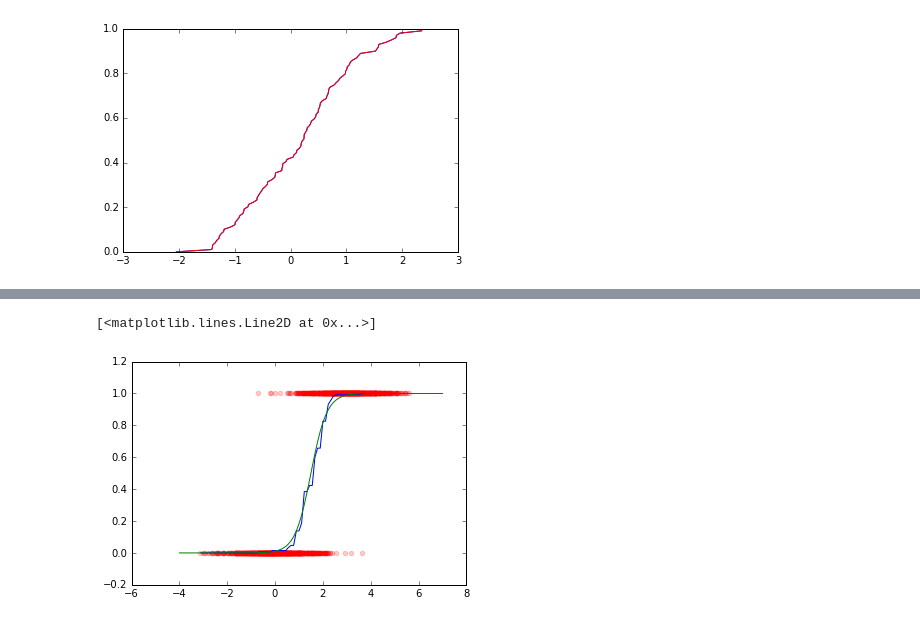
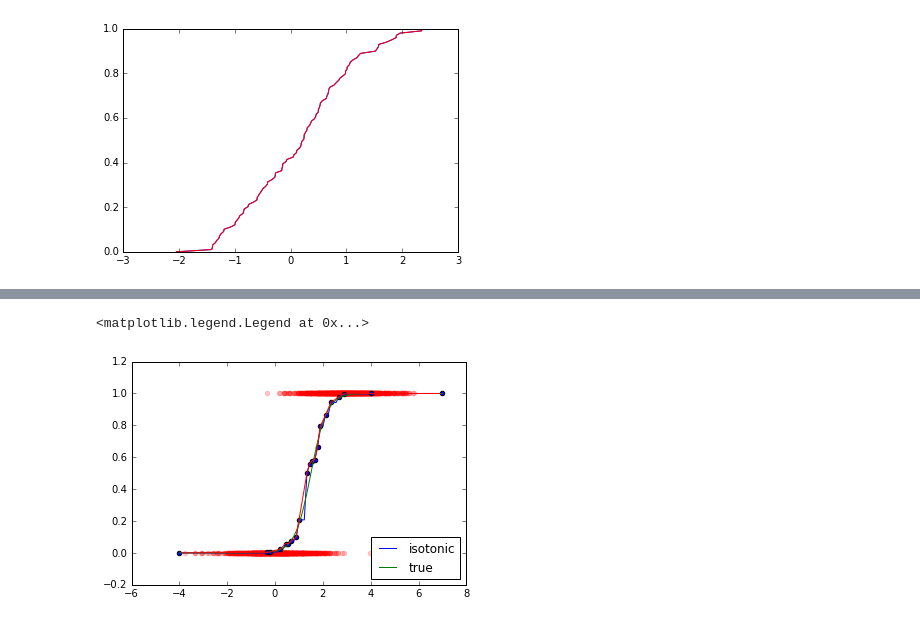
Before and after one commit to cranmer/carl-notebooks, a Jupyter notebook: Calibration Strategies.ipynb, the cells around one changed output, grey strips where cells are left out. Saved outputs shown, nothing was run; the diff lists cells and outputs as text; code cells hidden in the pictures.

```diff
--- a/Calibration Strategies.ipynb
+++ b/Calibration Strategies.ipynb
@@ -19,5 +36,3 @@ plt.plot(x, iso, c='r')
 # %%
 from sklearn.isotonic import IsotonicRegression
+iso_regressor = IsotonicRegression(out_of_bounds='clip')
-# %%
-iso_regressor = IsotonicRegression()
-iso_regressor.fit(x, y)
@@ -36,19 +42,29 @@ plt.plot(x, iso2, c='g')
 # %%
 mean_1 = 3
 x0 = np.random.normal(0,1,1000)
 x0 = np.sort(x0)
 x1 = np.random.normal(mean_1,1,1000)
 x1 = np.sort(x1)
 target = np.zeros(x0.size+x1.size)
 target[x0.size:]=1.
 
 iso_regressor.fit(np.hstack((x0,x1)), target)
 
 test = np.linspace(-4,7,100)
 plt.scatter(np.hstack((x0,x1)), target, alpha=0.2, color='r')
 p = iso_regressor.predict(test)
-plt.plot(test,p)
-plt.plot(test, norm.pdf(test,loc=mean_1)/(norm.pdf(test,loc=mean_1)+norm.pdf(test,loc=0)))
+plt.plot(test,p, label='isotonic')
+plt.plot(test, norm.pdf(test,loc=mean_1)/(norm.pdf(test,loc=mean_1)+norm.pdf(test,loc=0)), label='true')
+
+change_mask = (p-np.roll(p,1))>0
+change_mask[0] = True
+change_mask[-1] = True
+plt.scatter(test[change_mask],p[change_mask])
+
+iso_interp = interp1d(test[change_mask],p[change_mask])
+
+plt.plot(test[1:-1], iso_interp(test[1:-1]))
+plt.legend(loc='lower right')
 # %% [output]
-[<matplotlib.lines.Line2D at 0x...>]
+<matplotlib.legend.Legend at 0x...>
-[figure, old version]
+[figure, new version]
```
Also changed, not shown: parts of 30 cells of this notebook.
